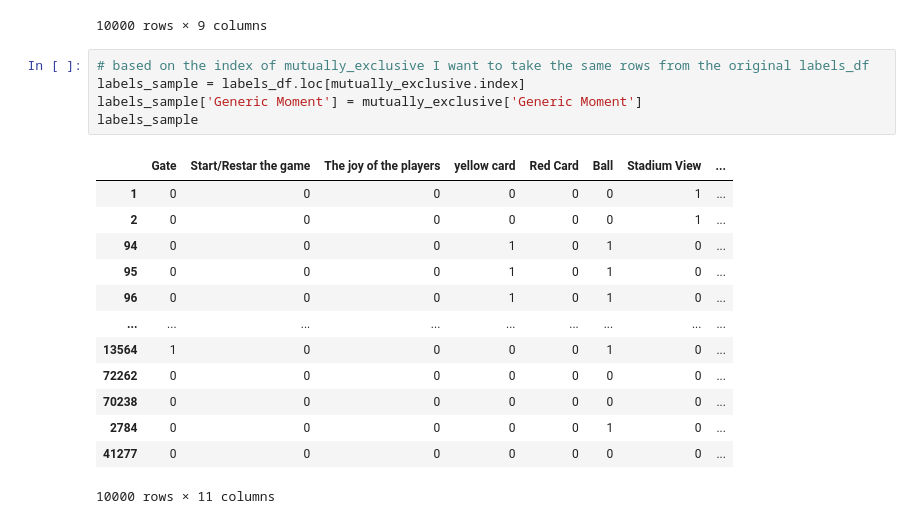
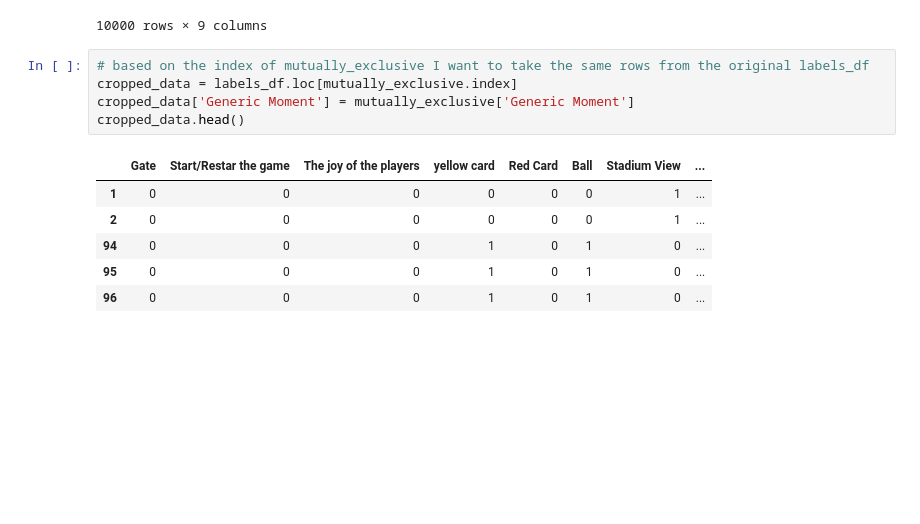
Before and after one commit to beatricecitterio/cv-project, a Jupyter notebook: data_loading.ipynb, the cells around one changed output. Saved outputs shown, nothing was run; the diff lists cells and outputs as text; blank space fills up the shorter version.

```diff
--- a/data_loading.ipynb
+++ b/data_loading.ipynb
@@ -292,20 +292,13 @@ mutually_exclusive
 10000 rows × 9 columns
 # %%
 # based on the index of mutually_exclusive I want to take the same rows from the original labels_df
-labels_sample = labels_df.loc[mutually_exclusive.index]
-labels_sample['Generic Moment'] = mutually_exclusive['Generic Moment']
-labels_sample
+cropped_data = labels_df.loc[mutually_exclusive.index]
+cropped_data['Generic Moment'] = mutually_exclusive['Generic Moment']
+cropped_data.head()
 # %% [output]
 |  | Gate | Start/Restar the game | The joy of the players | yellow card | Red Card | Ball | Stadium View | ... |
 | 1 | 0 | 0 | 0 | 0 | 0 | 0 | 1 | ... |
 | 2 | 0 | 0 | 0 | 0 | 0 | 0 | 1 | ... |
 | 94 | 0 | 0 | 0 | 1 | 0 | 1 | 0 | ... |
 | 95 | 0 | 0 | 0 | 1 | 0 | 1 | 0 | ... |
 | 96 | 0 | 0 | 0 | 1 | 0 | 1 | 0 | ... |
-| ... | ... | ... | ... | ... | ... | ... | ... | ... |
-| 13564 | 1 | 0 | 0 | 0 | 0 | 1 | 0 | ... |
-| 72262 | 0 | 0 | 0 | 0 | 0 | 0 | 0 | ... |
-| 70238 | 0 | 0 | 0 | 0 | 0 | 0 | 0 | ... |
-| 2784 | 0 | 0 | 0 | 0 | 0 | 1 | 0 | ... |
-| 41277 | 0 | 0 | 0 | 0 | 0 | 0 | 0 | ... |
-10000 rows × 11 columns
```
Also changed, not shown: parts of 5 cells of this notebook.
